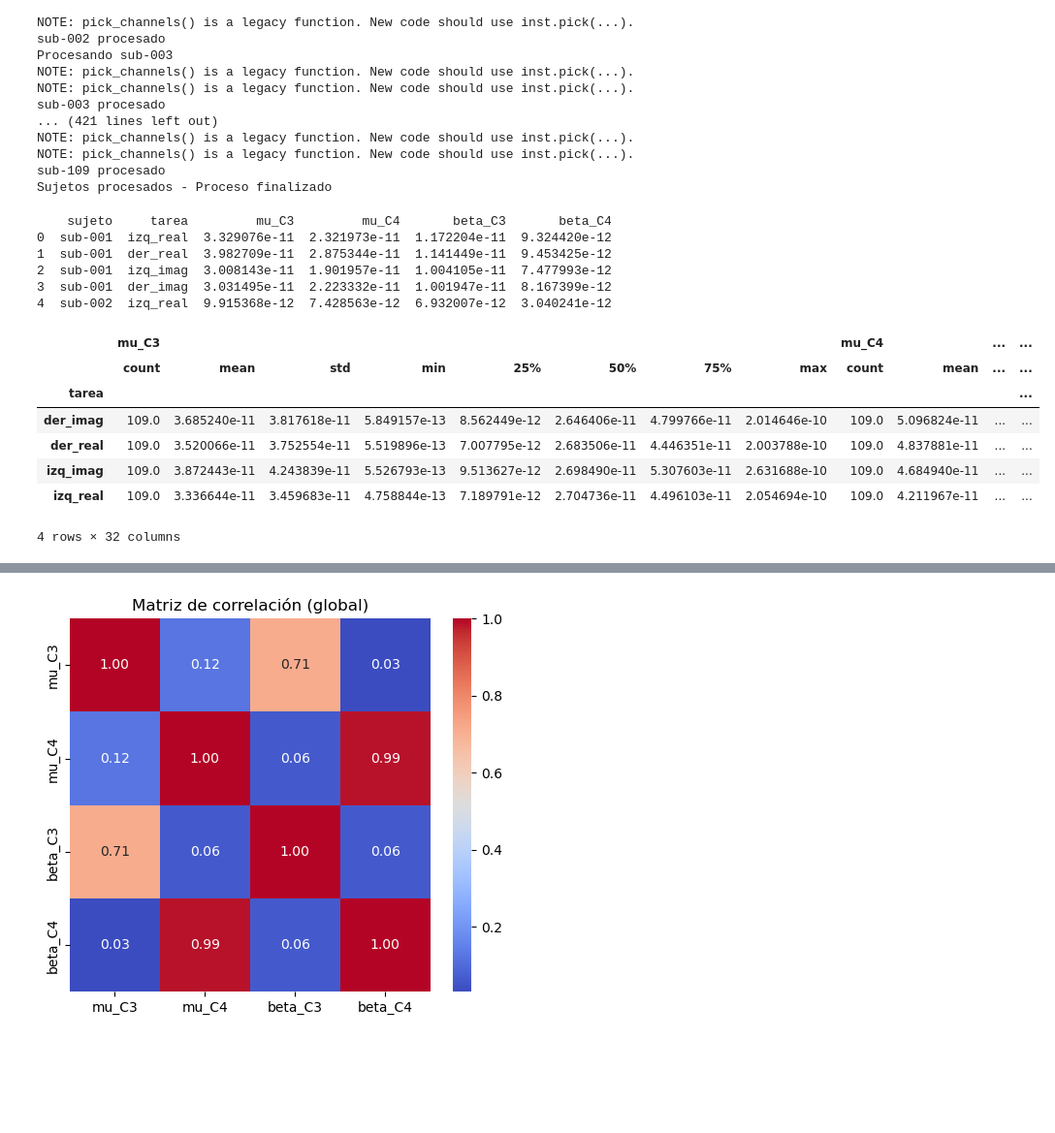
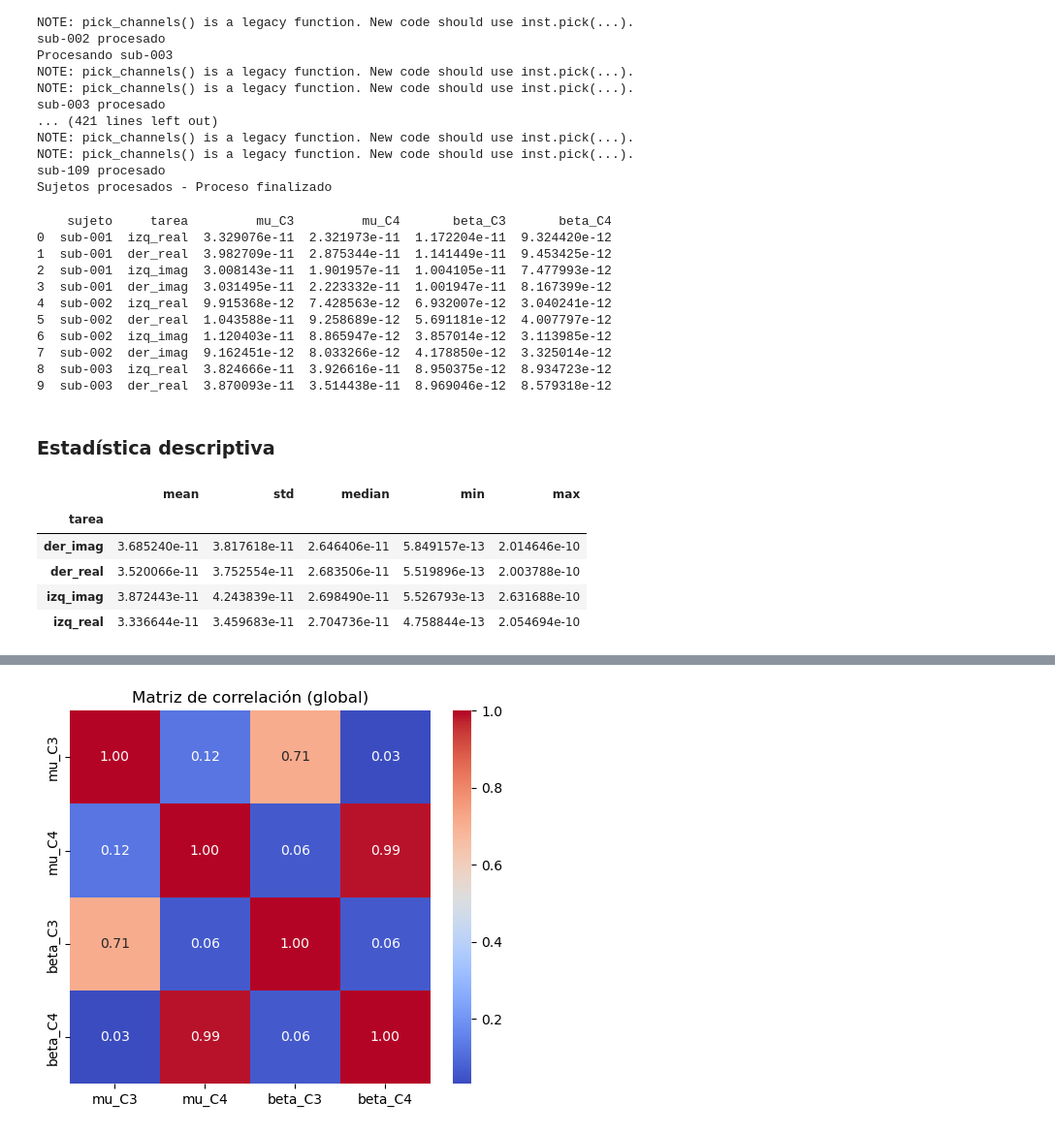
Before and after one commit to Isa21bella09/Proyecto-1---Biose-ales---Procesamiento-EEG, a Jupyter notebook: Proyecto 1 - Bioseñales.ipynb, the cells around one changed output, grey strips where cells are left out. Shown at 97% size. Drawn from its saved outputs; the diff is of its cells as text; code cells hidden in the pictures; blank space fills up the shorter version.

```diff
--- a/Proyecto 1 - Bioseñales.ipynb
+++ b/Proyecto 1 - Bioseñales.ipynb
@@ -373,8 +373,7 @@ Sujetos procesados - Proceso finalizado
 # %%
 df = pd.read_csv("resultados_psd.csv")
 
-print(df.head())
-#print(df["tarea"].unique())
+print(df.head(10))
 # %% [output]
     sujeto     tarea         mu_C3         mu_C4       beta_C3       beta_C4
 0  sub-001  izq_real  3.329076e-11  2.321973e-11  1.172204e-11  9.324420e-12
@@ -382,3 +381,10 @@ print(df.head())
 2  sub-001  izq_imag  3.008143e-11  1.901957e-11  1.004105e-11  7.477993e-12
 3  sub-001  der_imag  3.031495e-11  2.223332e-11  1.001947e-11  8.167399e-12
 4  sub-002  izq_real  9.915368e-12  7.428563e-12  6.932007e-12  3.040241e-12
+5  sub-002  der_real  1.043588e-11  9.258689e-12  5.691181e-12  4.007797e-12
+6  sub-002  izq_imag  1.120403e-11  8.865947e-12  3.857014e-12  3.113985e-12
+7  sub-002  der_imag  9.162451e-12  8.033266e-12  4.178850e-12  3.325014e-12
+8  sub-003  izq_real  3.824666e-11  3.926616e-11  8.950375e-12  8.934723e-12
+9  sub-003  der_real  3.870093e-11  3.514438e-11  8.969046e-12  8.579318e-12
+# %% [markdown]
+### **Estadística descriptiva**
@@ -385,12 +399,10 @@ print(df.head())
 # %%
-df.groupby("tarea")[["mu_C3","mu_C4","beta_C3","beta_C4"]].describe()
+df.groupby("tarea")["mu_C3"].agg(["mean","std","median","min","max"])
 # %% [output]
-|  | mu_C3 |  |  |  |  |  |  |  | mu_C4 |  | ... | ... |
-|  | count | mean | std | min | 25% | 50% | 75% | max | count | mean | ... | ... |
-| tarea |  |  |  |  |  |  |  |  |  |  |  | ... |
-| der_imag | 109.0 | 3.685240e-11 | 3.817618e-11 | 5.849157e-13 | 8.562449e-12 | 2.646406e-11 | 4.799766e-11 | 2.014646e-10 | 109.0 | 5.096824e-11 | ... | ... |
-| der_real | 109.0 | 3.520066e-11 | 3.752554e-11 | 5.519896e-13 | 7.007795e-12 | 2.683506e-11 | 4.446351e-11 | 2.003788e-10 | 109.0 | 4.837881e-11 | ... | ... |
-| izq_imag | 109.0 | 3.872443e-11 | 4.243839e-11 | 5.526793e-13 | 9.513627e-12 | 2.698490e-11 | 5.307603e-11 | 2.631688e-10 | 109.0 | 4.684940e-11 | ... | ... |
-| izq_real | 109.0 | 3.336644e-11 | 3.459683e-11 | 4.758844e-13 | 7.189791e-12 | 2.704736e-11 | 4.496103e-11 | 2.054694e-10 | 109.0 | 4.211967e-11 | ... | ... |
+|  | mean | std | median | min | max |
+| tarea |  |  |  |  |  |
+| der_imag | 3.685240e-11 | 3.817618e-11 | 2.646406e-11 | 5.849157e-13 | 2.014646e-10 |
+| der_real | 3.520066e-11 | 3.752554e-11 | 2.683506e-11 | 5.519896e-13 | 2.003788e-10 |
+| izq_imag | 3.872443e-11 | 4.243839e-11 | 2.698490e-11 | 5.526793e-13 | 2.631688e-10 |
+| izq_real | 3.336644e-11 | 3.459683e-11 | 2.704736e-11 | 4.758844e-13 | 2.054694e-10 |
-4 rows × 32 columns
 # %%
```
Also changed, not shown: parts of 8 cells of this notebook.
